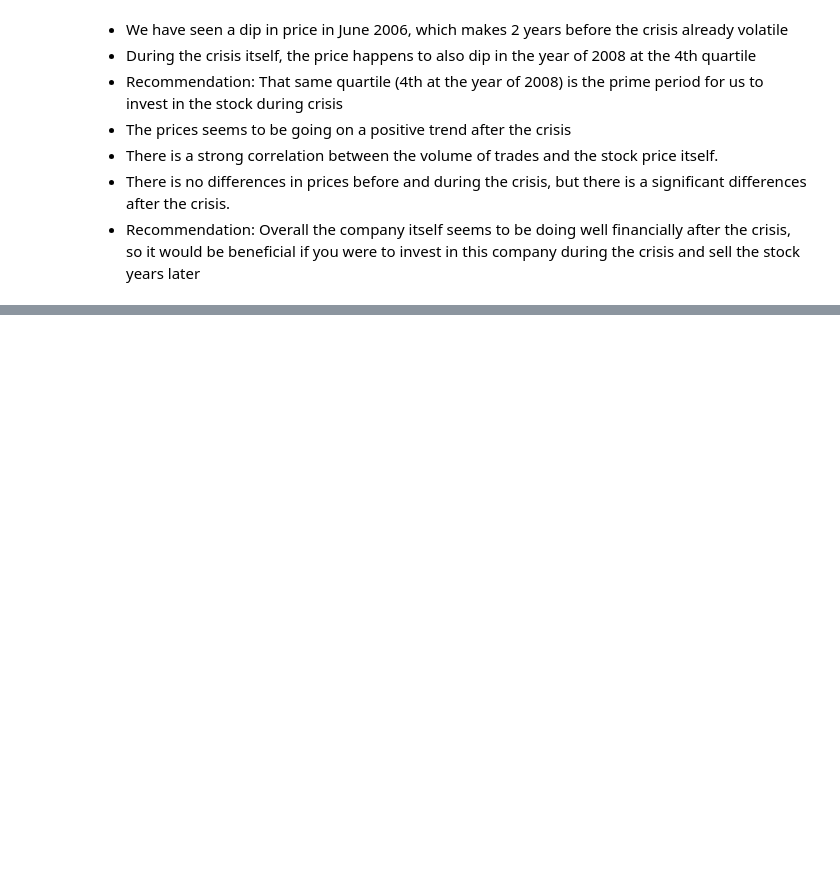
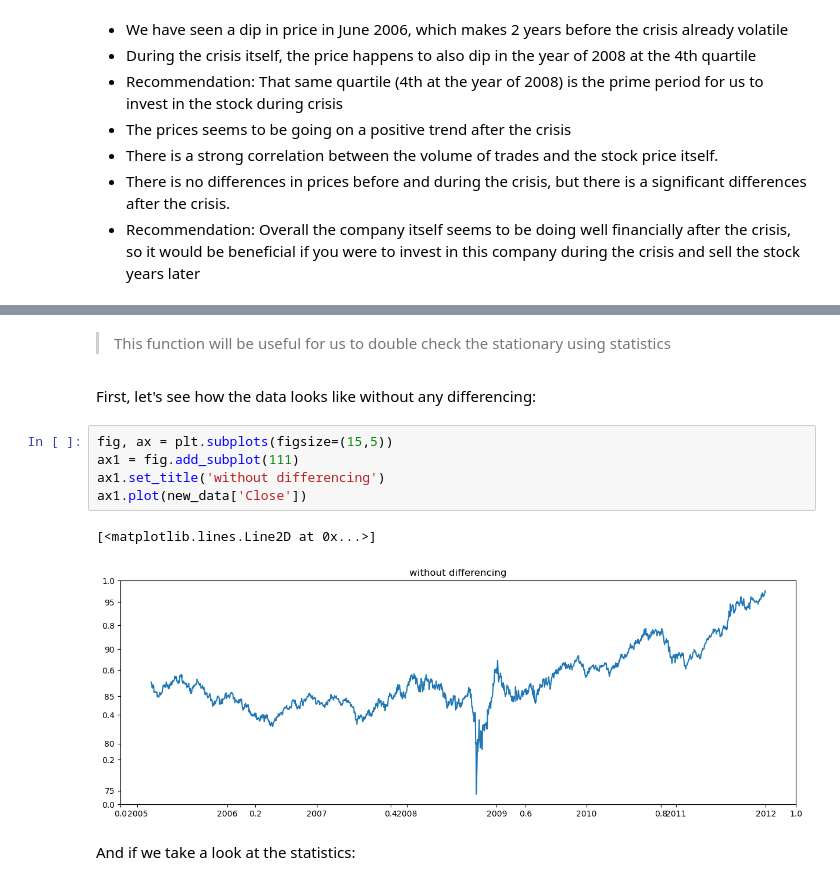
Before and after one commit to BramD1/Financial-Crisis-Analysis, a Jupyter notebook: h8dsft_Milestone1_Bramantyo.ipynb, the cells around one changed output, grey strips where cells are left out. Drawn from its saved outputs; the diff is of its cells as text; blank space fills up the shorter version.

```diff
--- a/h8dsft_Milestone1_Bramantyo.ipynb
+++ b/h8dsft_Milestone1_Bramantyo.ipynb
@@ -482,0 +584,14 @@ population.to_csv('population.csv', index=False)
+# %% [markdown]
+> This function will be useful for us to double check the stationary using statistics
+# %% [markdown]
+First, let's see how the data looks like without any differencing:
+# %%
+fig, ax = plt.subplots(figsize=(15,5))
+ax1 = fig.add_subplot(111)
+ax1.set_title('without differencing')
+ax1.plot(new_data['Close'])
+# %% [output]
+[<matplotlib.lines.Line2D at 0x...>]
+[figure, added]
+# %% [markdown]
+And if we take a look at the statistics:
```
Also changed, not shown: parts of 112 cells of this notebook, 2 other files.
